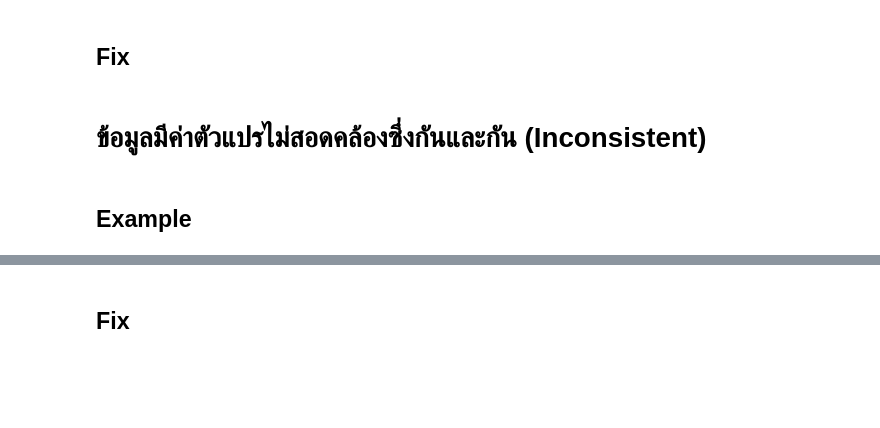
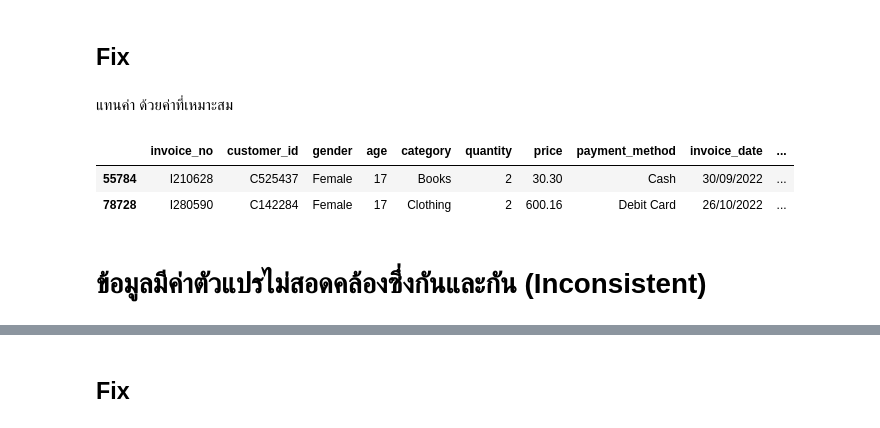
Before and after one commit to NarissaraYo/BSC_DPDM23, a Jupyter notebook: Data_Preprocessing.ipynb, the cells around one changed output, grey strips where cells are left out. Drawn from its saved outputs; the diff is of its cells as text; code cells hidden in the pictures; blank space fills up the shorter version.

```diff
--- a/Data_Preprocessing.ipynb
+++ b/Data_Preprocessing.ipynb
@@ -339,7 +376,15 @@ shopping_data[shopping_data['price']<=ret['whiskers'][1].get_ydata()[1]]
 ## Example
 # %% [markdown]
 ## Fix
+# %% [markdown]
+แทนค่า ด้วยค่าที่เหมาะสม
+# %%
+shopping_data['age']=shopping_data['age'].replace('less than 18',17)
+# %%
+shopping_data[(shopping_data['invoice_no']=='I280590') | (shopping_data['invoice_no']=='I210628')]
+# %% [output]
+|  | invoice_no | customer_id | gender | age | category | quantity | price | payment_method | invoice_date | ... |
+| 55784 | I210628 | C525437 | Female | 17 | Books | 2 | 30.30 | Cash | 30/09/2022 | ... |
+| 78728 | I280590 | C142284 | Female | 17 | Clothing | 2 | 600.16 | Debit Card | 26/10/2022 | ... |
 # %% [markdown]
 # ข้อมูลมีค่าตัวแปรไม่สอดคล้องซึ่งกันและกัน (Inconsistent)
-# %% [markdown]
-## Example
```
Also changed, not shown: parts of 29 cells of this notebook.
